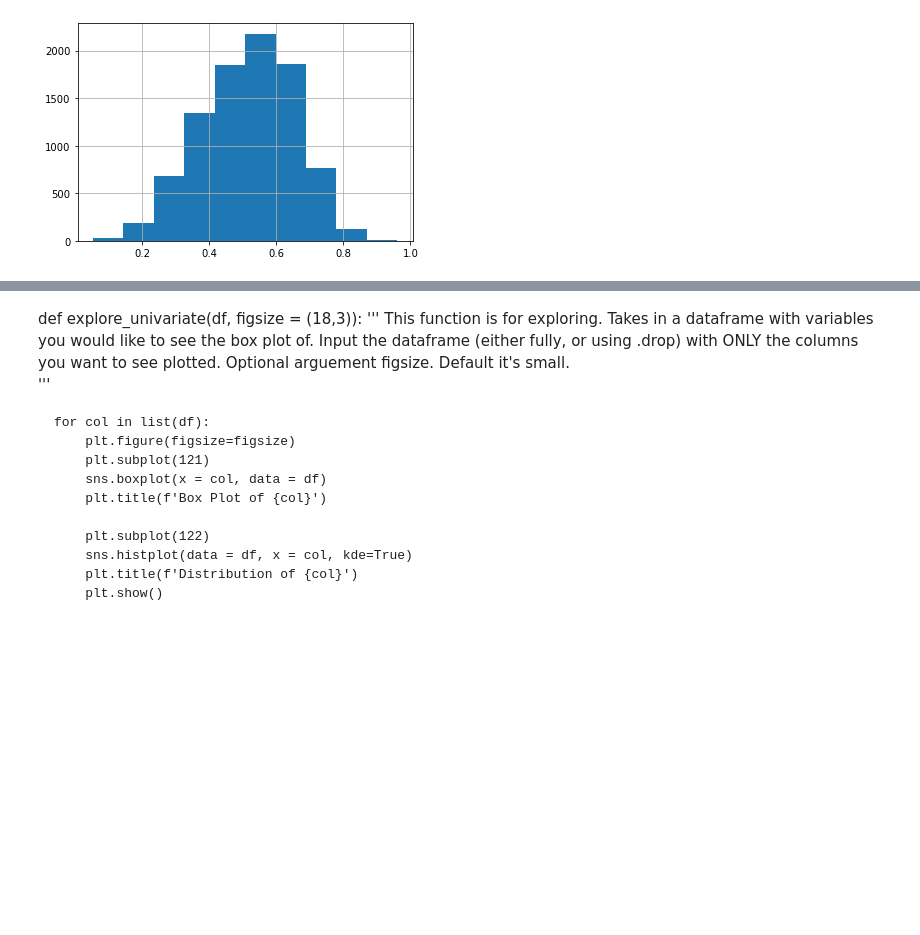
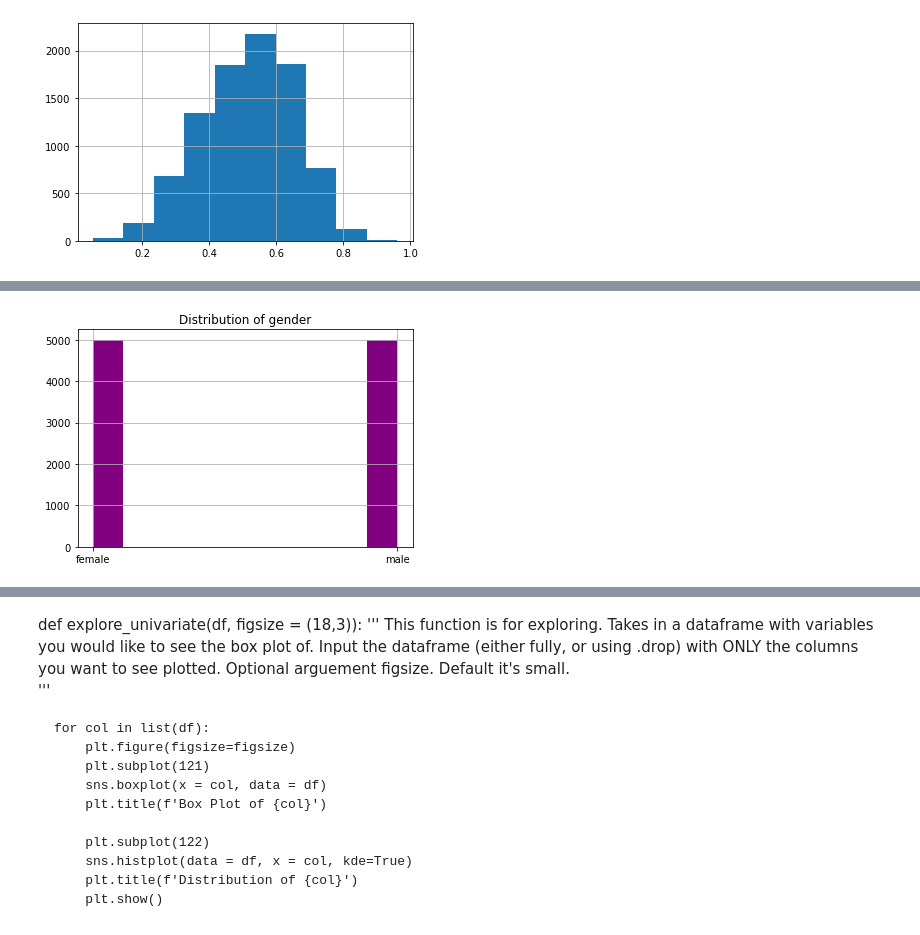
Before and after one commit to DBerchelmann/insurance_classification, a Jupyter notebook: sandbox.ipynb, the cells around one changed output, grey strips where cells are left out. Cells and saved outputs as stored; diff of their text form; code cells hidden in the pictures; blank space fills up the shorter version.

```diff
--- a/sandbox.ipynb
+++ b/sandbox.ipynb
@@ -113,0 +138,8 @@ df.credit_score.hist()
+# %%
+
+df['gender'].hist(color='purple', figsize=(6,4))
+
+plt.title('Distribution of gender')
+plt.show()
+# %% [output]
+[figure, added]
```
Also changed, not shown: parts of 5 cells of this notebook.
